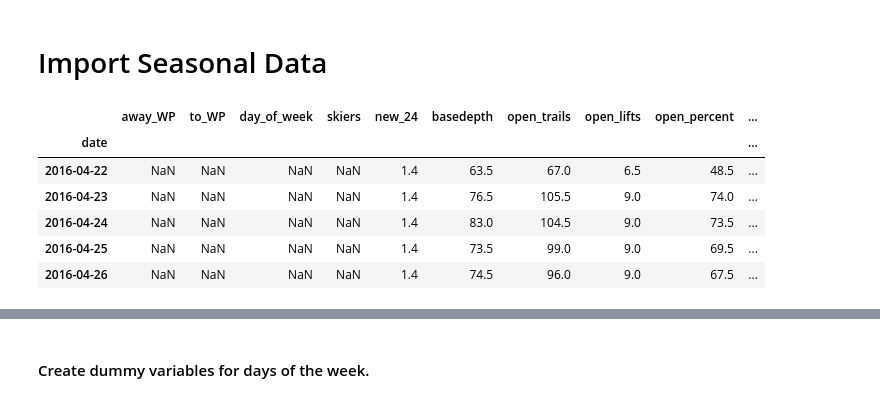
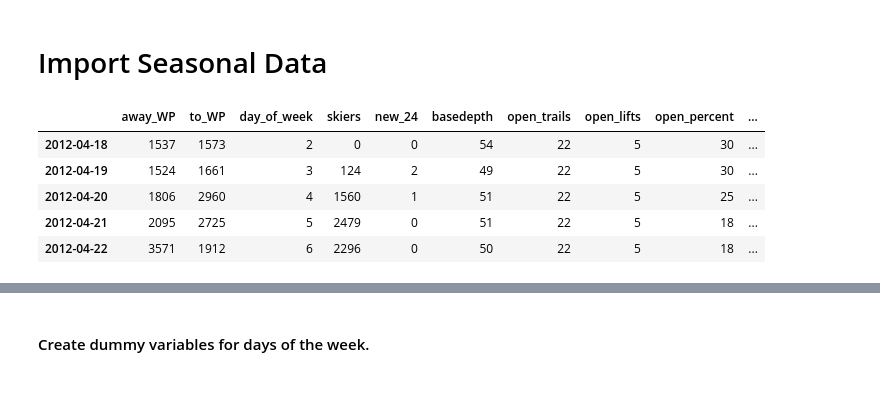
Before and after one commit to balmandhunter/ski_in_solitude, a Jupyter notebook: feature_creation.ipynb, the cells around one changed output, grey strips where cells are left out. Drawn from its saved outputs; the diff is of its cells as text; code cells hidden in the pictures.

```diff
--- a/feature_creation.ipynb
+++ b/feature_creation.ipynb
@@ -27,15 +30,14 @@ df_seas3 = pd.DataFrame.from_csv('../data_ski_in_solitude/combined_data/combined
 df_seas4 = pd.DataFrame.from_csv('../data_ski_in_solitude/combined_data/combined_14_15.csv')
 df_seas5 = pd.DataFrame.from_csv('../data_ski_in_solitude/combined_data/combined_15_16.csv')
 # %%
-df_seas5.tail()
+df_seas1.tail()
 # %% [output]
 |  | away_WP | to_WP | day_of_week | skiers | new_24 | basedepth | open_trails | open_lifts | open_percent | ... |
-| date |  |  |  |  |  |  |  |  |  | ... |
-| 2016-04-22 | NaN | NaN | NaN | NaN | 1.4 | 63.5 | 67.0 | 6.5 | 48.5 | ... |
-| 2016-04-23 | NaN | NaN | NaN | NaN | 1.4 | 76.5 | 105.5 | 9.0 | 74.0 | ... |
-| 2016-04-24 | NaN | NaN | NaN | NaN | 1.4 | 83.0 | 104.5 | 9.0 | 73.5 | ... |
-| 2016-04-25 | NaN | NaN | NaN | NaN | 1.4 | 73.5 | 99.0 | 9.0 | 69.5 | ... |
-| 2016-04-26 | NaN | NaN | NaN | NaN | 1.4 | 74.5 | 96.0 | 9.0 | 67.5 | ... |
+| 2012-04-18 | 1537 | 1573 | 2 | 0 | 0 | 54 | 22 | 5 | 30 | ... |
+| 2012-04-19 | 1524 | 1661 | 3 | 124 | 2 | 49 | 22 | 5 | 30 | ... |
+| 2012-04-20 | 1806 | 2960 | 4 | 1560 | 1 | 51 | 22 | 5 | 25 | ... |
+| 2012-04-21 | 2095 | 2725 | 5 | 2479 | 0 | 51 | 22 | 5 | 18 | ... |
+| 2012-04-22 | 3571 | 1912 | 6 | 2296 | 0 | 50 | 22 | 5 | 18 | ... |
 # %%
 seas_list = [df_seas1, df_seas2, df_seas3, df_seas4, df_seas5]
 # %%
```
Also changed, not shown: parts of 3 cells of this notebook, 4 other files.
